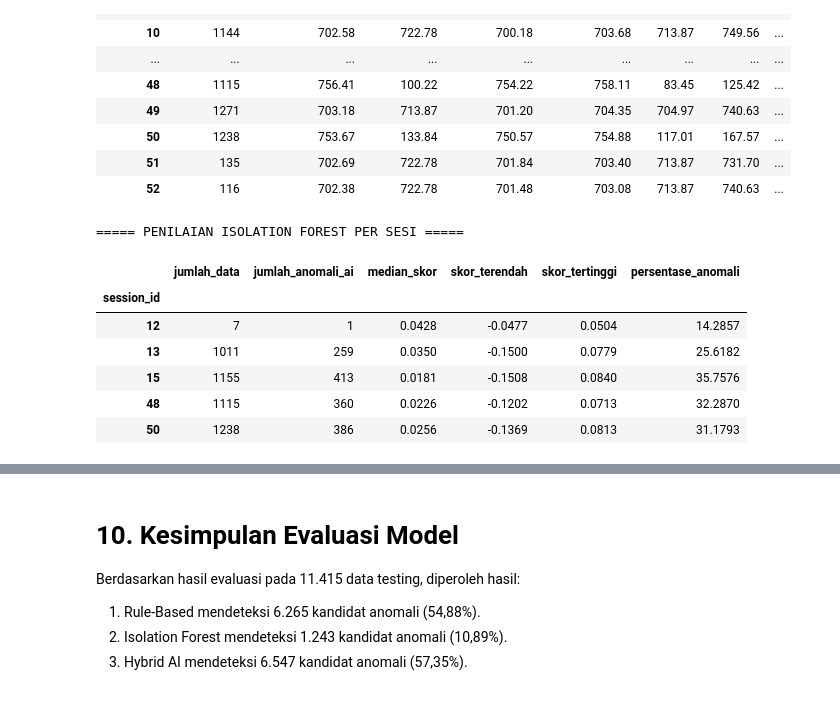
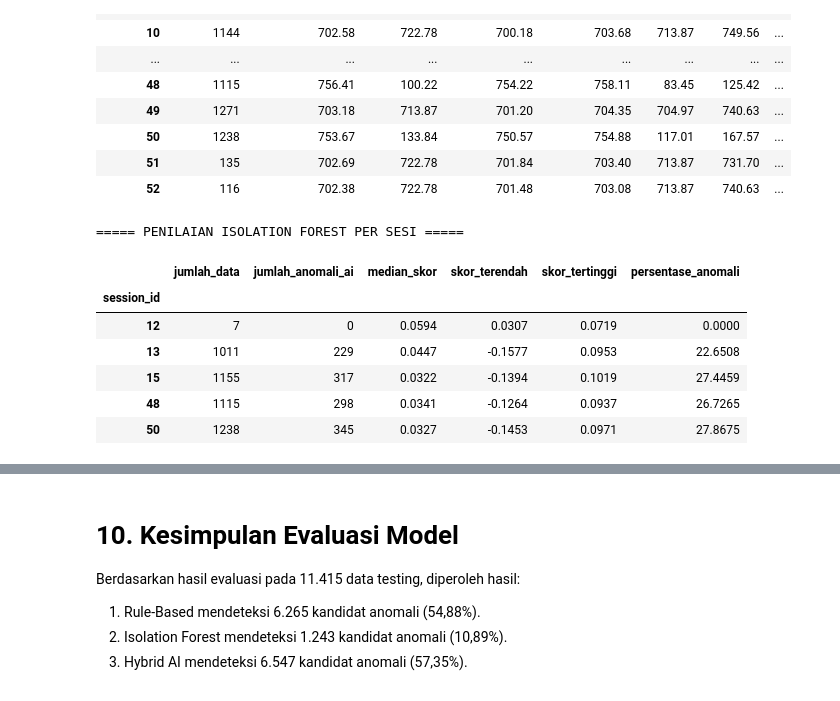
Before and after one commit to saputradimas2017-web/AI-Anomaly-Detection, a Jupyter notebook: notebooks/05_evaluasi_model.ipynb, the cells around one changed output, grey strips where cells are left out. Saved outputs shown, nothing was run; the diff lists cells and outputs as text; code cells hidden in the pictures.

```diff
--- a/notebooks/05_evaluasi_model.ipynb
+++ b/notebooks/05_evaluasi_model.ipynb
@@ -556,69 +683,84 @@ display(perbandingan_semua_sesi.round(2))
 
 import joblib
 
-# Memuat model Hybrid AI
+# Memuat model Hybrid AI versi tanpa TVOC
 model_if = joblib.load(
-    r"C:\AI-Anomaly-Detection\models\hybrid_isolation_forest.joblib"
+    r"C:\AI-Anomaly-Detection\models\hybrid_isolation_forest_no_tvoc.joblib"
 )
 
-# Menggunakan 20 fitur yang sama saat pelatihan
-sensor_features = [
-    "suhu", "kelembaban", "pm10", "pm25", "barometer", "tvoc"
+# 16 fitur yang digunakan saat pelatihan
+feature_columns = [
+    "suhu",
+    "kelembaban",
+    "pm10",
+    "pm25",
+    "barometer",
+    "barometer_duration",
+    "barometer_change_flag",
+    "barometer_delta",
+    "pm10_duration",
+    "pm10_change_flag",
+    "pm10_delta",
+    "pm25_duration",
+    "pm25_change_flag",
+    "pm25_delta",
+    "gap_panjang_flag",
+    "awal_sesi_flag"
 ]
 
-temporal_features = [
-    "tvoc_duration", "tvoc_change_flag", "tvoc_delta",
-    "barometer_duration", "barometer_change_flag", "barometer_delta",
-    "pm10_duration", "pm10_change_flag", "pm10_delta",
-    "pm25_duration", "pm25_change_flag", "pm25_delta",
-    "gap_panjang_flag", "awal_sesi_flag"
-]
-
-feature_columns = sensor_features + temporal_features
-
-# Mengambil sesi yang akan dibandingkan
+# Memilih sesi yang akan diperiksa
 sesi_pemeriksaan = [12, 13, 15, 48, 50]
 
 data_model = df_rule[
     df_rule["session_id"].isin(sesi_pemeriksaan)
 ].copy()
 
+# Memastikan semua fitur tersedia
+kolom_tidak_ada = [
+    kolom for kolom in feature_columns
+    if kolom not in data_model.columns
+]
+
+if kolom_tidak_ada:
+    raise ValueError(f"Kolom fitur tidak ditemukan: {kolom_tidak_ada}")
+
+# Mengambil fitur untuk prediksi
 X_pemeriksaan = data_model[feature_columns]
 
-# Prediksi dan skor Isolation Forest
+# Prediksi Isolation Forest
 data_model["prediksi_if"] = model_if.predict(X_pemeriksaan)
 data_model["skor_if"] = model_if.decision_function(X_pemeriksaan)
 data_model["ai_anomaly"] = data_model["prediksi_if"] == -1
 
 # Ringkasan hasil per sesi
 ringkasan_model_sesi = (
     data_model
     .groupby("session_id")
     .agg(
         jumlah_data=("ai_anomaly", "size"),
         jumlah_anomali_ai=("ai_anomaly", "sum"),
         median_skor=("skor_if", "median"),
         skor_terendah=("skor_if", "min"),
         skor_tertinggi=("skor_if", "max")
     )
 )
 
 ringkasan_model_sesi["persentase_anomali"] = (
     ringkasan_model_sesi["jumlah_anomali_ai"]
     / ringkasan_model_sesi["jumlah_data"] * 100
 )
 
 print("===== PENILAIAN ISOLATION FOREST PER SESI =====")
 display(ringkasan_model_sesi.round(4))
 # %% [output]
 ===== PENILAIAN ISOLATION FOREST PER SESI =====
 |  | jumlah_data | jumlah_anomali_ai | median_skor | skor_terendah | skor_tertinggi | persentase_anomali |
 | session_id |  |  |  |  |  |  |
-| 12 | 7 | 1 | 0.0428 | -0.0477 | 0.0504 | 14.2857 |
-| 13 | 1011 | 259 | 0.0350 | -0.1500 | 0.0779 | 25.6182 |
-| 15 | 1155 | 413 | 0.0181 | -0.1508 | 0.0840 | 35.7576 |
-| 48 | 1115 | 360 | 0.0226 | -0.1202 | 0.0713 | 32.2870 |
-| 50 | 1238 | 386 | 0.0256 | -0.1369 | 0.0813 | 31.1793 |
+| 12 | 7 | 0 | 0.0594 | 0.0307 | 0.0719 | 0.0000 |
+| 13 | 1011 | 229 | 0.0447 | -0.1577 | 0.0953 | 22.6508 |
+| 15 | 1155 | 317 | 0.0322 | -0.1394 | 0.1019 | 27.4459 |
+| 48 | 1115 | 298 | 0.0341 | -0.1264 | 0.0937 | 26.7265 |
+| 50 | 1238 | 345 | 0.0327 | -0.1453 | 0.0971 | 27.8675 |
 # %%
 
 # Membandingkan karakteristik sensor berdasarkan prediksi AI
```
Also changed, not shown: parts of 70 cells of this notebook, 11 other files.
